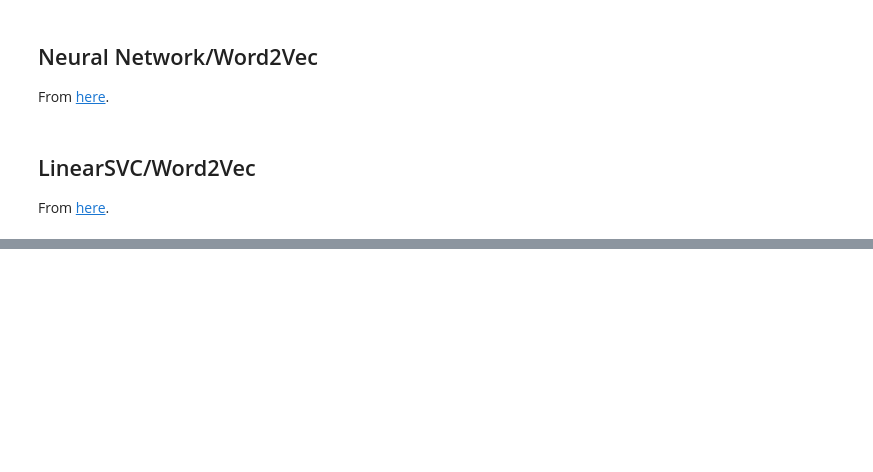
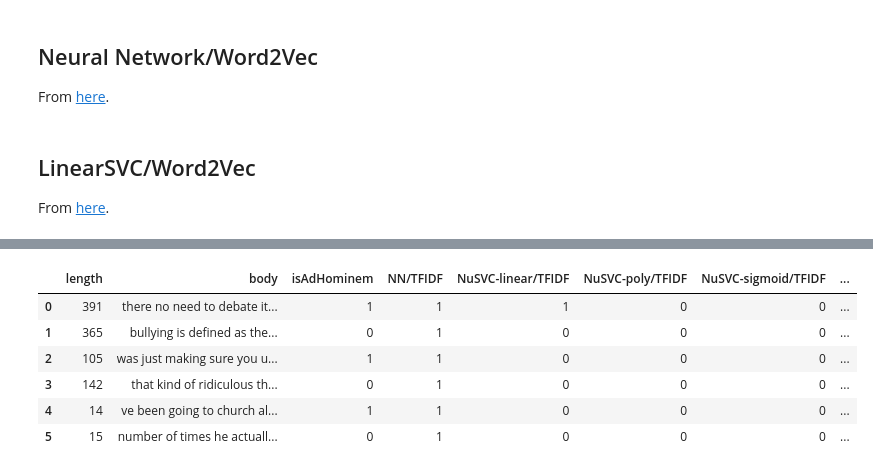
Before and after one commit to iPieter/ad-hominem-detection, a Jupyter notebook: models/06_samples/pick_examples.ipynb, the cells around one changed output, grey strips where cells are left out. Drawn from its saved outputs; the diff is of its cells as text; code cells hidden in the pictures; blank space fills up the shorter version.

```diff
--- a/models/06_samples/pick_examples.ipynb
+++ b/models/06_samples/pick_examples.ipynb
@@ -251,0 +289,10 @@ plt.show()
+# %%
+%%time
+
+print("Fitting SVC model...")
+svcModel = SVC(kernel='sigmoid').fit(x_train, y_train)
+print("Done!")
+
+predicted = svcModel.predict(x_test)
+
+df_samples["SVC-sigmoid/TFIDF"] = predicted
@@ -251,0 +304,10 @@ plt.show()
+# %%
+%%time
+
+print("Fitting SVC model...")
+svcModel = SVC(kernel='rbf').fit(x_train, y_train)
+print("Done!")
+
+predicted = svcModel.predict(x_test)
+
+df_samples["SVC-rbf/TFIDF"] = predicted
@@ -251,0 +319,10 @@ plt.show()
+# %%
+%%time
+
+print("Fitting SVC model...")
+svcModel = SVC(kernel='linear').fit(x_train, y_train)
+print("Done!")
+
+predicted = svcModel.predict(x_test)
+
+df_samples["SVC-linear/TFIDF"] = predicted
@@ -251,0 +337,10 @@ plt.show()
+# %%
+%%time
+
+print("Fitting linear model...")
+linearModel = LinearSVC().fit(x_train, y_train)
+print("Done!")
+
+predicted = linearModel.predict(x_test)
+
+df_samples["linearSVC/TFIDF"] = predicted
@@ -251,0 +352,11 @@ plt.show()
+# %%
+pd.set_option('display.max_colwidth', 30)
+df_samples
+# %% [output]
+|  | length | body | isAdHominem | NN/TFIDF | NuSVC-linear/TFIDF | NuSVC-poly/TFIDF | NuSVC-sigmoid/TFIDF | ... |
+| 0 | 391 | there no need to debate it... | 1 | 1 | 1 | 0 | 0 | ... |
+| 1 | 365 | bullying is defined as the... | 0 | 1 | 0 | 0 | 0 | ... |
+| 2 | 105 | was just making sure you u... | 1 | 1 | 0 | 0 | 0 | ... |
+| 3 | 142 | that kind of ridiculous th... | 0 | 1 | 0 | 0 | 0 | ... |
+| 4 | 14 | ve been going to church al... | 1 | 1 | 0 | 0 | 0 | ... |
+| 5 | 15 | number of times he actuall... | 0 | 1 | 0 | 0 | 0 | ... |
```
Also changed, not shown: parts of 48 cells of this notebook.
